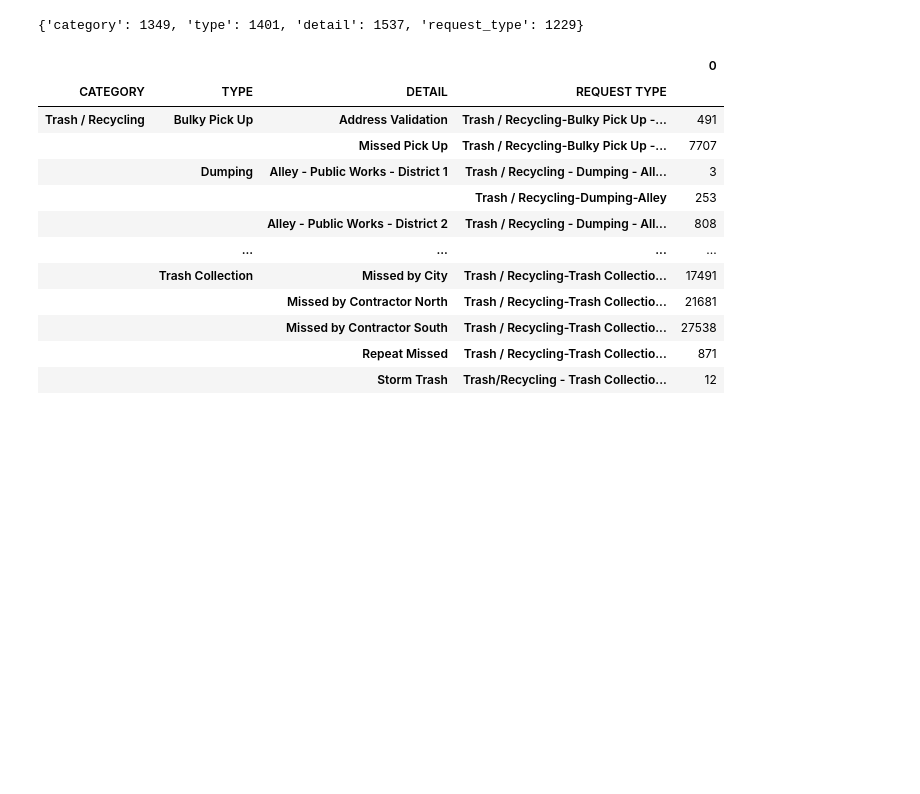
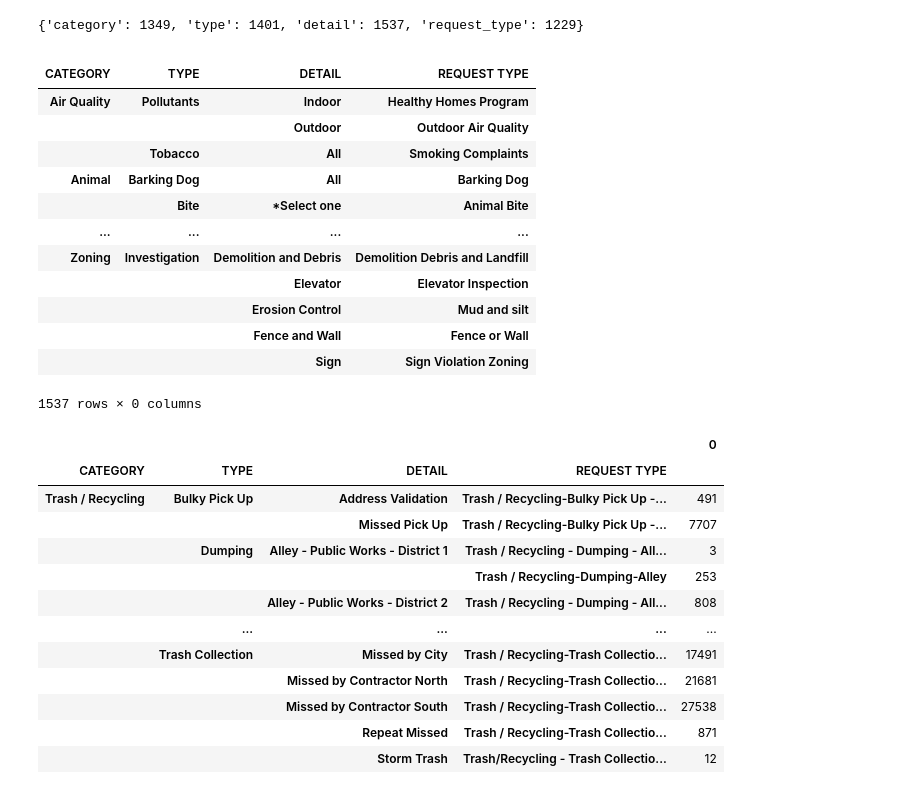
Before and after one commit to duyhho/NSFSCC-Python, a Jupyter notebook: Taxonomy.ipynb, the cells around one changed output. Saved outputs shown, nothing was run; the diff lists cells and outputs as text; code cells hidden in the pictures; blank space fills up the shorter version.

```diff
--- a/Taxonomy.ipynb
+++ b/Taxonomy.ipynb
@@ -262,3 +262,20 @@ for i, g in df_problem.groupby(['CATEGORY','TYPE', 'DETAIL', 'REQUEST TYPE']):
     # break
 #     display(g)
 # requestType_dict
+# %%
+df_problem.groupby(['CATEGORY','TYPE', 'DETAIL', 'REQUEST TYPE']).count()
+# %% [output]
+|  |  |  |  |
+| CATEGORY | TYPE | DETAIL | REQUEST TYPE |
+| Air Quality | Pollutants | Indoor | Healthy Homes Program |
+|  |  | Outdoor | Outdoor Air Quality |
+|  | Tobacco | All | Smoking Complaints |
+| Animal | Barking Dog | All | Barking Dog |
+|  | Bite | *Select one | Animal Bite |
+| ... | ... | ... | ... |
+| Zoning | Investigation | Demolition and Debris | Demolition Debris and Landfill |
+|  |  | Elevator | Elevator Inspection |
+|  |  | Erosion Control | Mud and silt |
+|  |  | Fence and Wall | Fence or Wall |
+|  |  | Sign | Sign Violation Zoning |
+1537 rows × 0 columns
```
Also changed, not shown: parts of 1 cell of this notebook, 7 other files.
